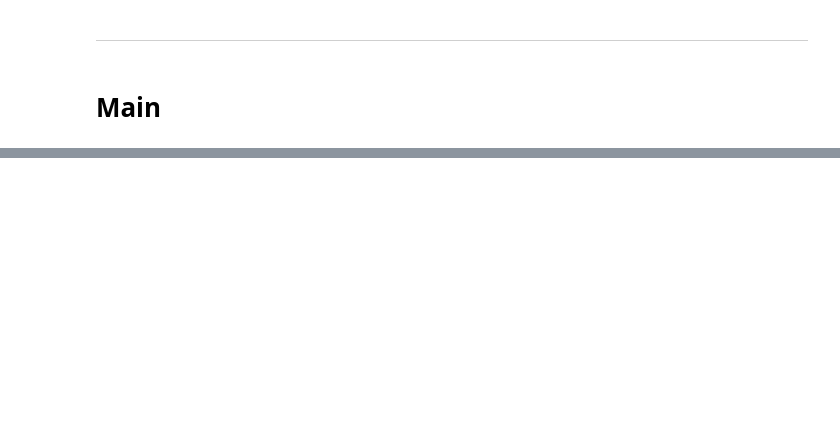
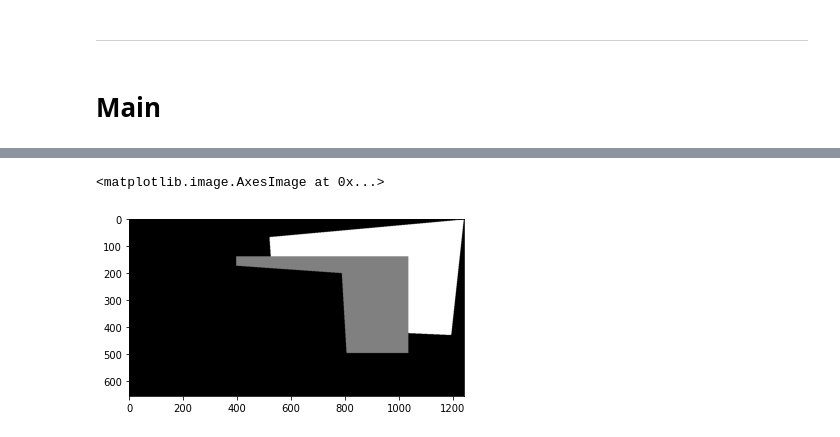
Before and after one commit to TheOceanPony/Panorama_TRWS, a Jupyter notebook: TRWS panorama stiching.ipynb, the cells around one changed output, grey strips where cells are left out. Saved outputs shown, nothing was run; the diff lists cells and outputs as text; code cells hidden in the pictures; blank space fills up the shorter version.

```diff
--- a/TRWS panorama stiching.ipynb
+++ b/TRWS panorama stiching.ipynb
@@ -139,9 +176,3 @@ D = np.zeros((len(N), len(C)), dtype=np.float64)
 ---
 # %% [markdown]
 # Main
-# %%
-for i in reversed(range(len(N))):
-    y,x = i // w, i % w + 1
-    i_down = x + (y+1)*w - 1
-
-    D
@@ -147,0 +286,27 @@ for i in reversed(range(len(N))):
+# %%
+@njit
+def reconstruct(L, R, Phi, C):
+    Res = np.zeros((h,w), dtype=np.uint8)
+
+    for y in range(0, h):
+        for x in range(0, w):
+            for c in C:
+                index = x + w*y
+
+                best_score = np.inf
+                best_c = -1
+                for c_ in C:
+                    foo = L[y,x,c_] + R[y,x,c_] + 0.5*q[index, c_] - Phi[index, c_]
+                    if foo < best_score:
+                            best_score = foo
+                            best_c = c_
+
+                Res[y,x] = best_c
+    return Res
+# %%
+Res = reconstruct(L, R, Phi, C)
+# %%
+plt.imshow(Res, cmap='gray')
+# %% [output]
+<matplotlib.image.AxesImage at 0x...>
+[figure, added]
```
Also changed, not shown: parts of 21 cells of this notebook, 1 other file.
